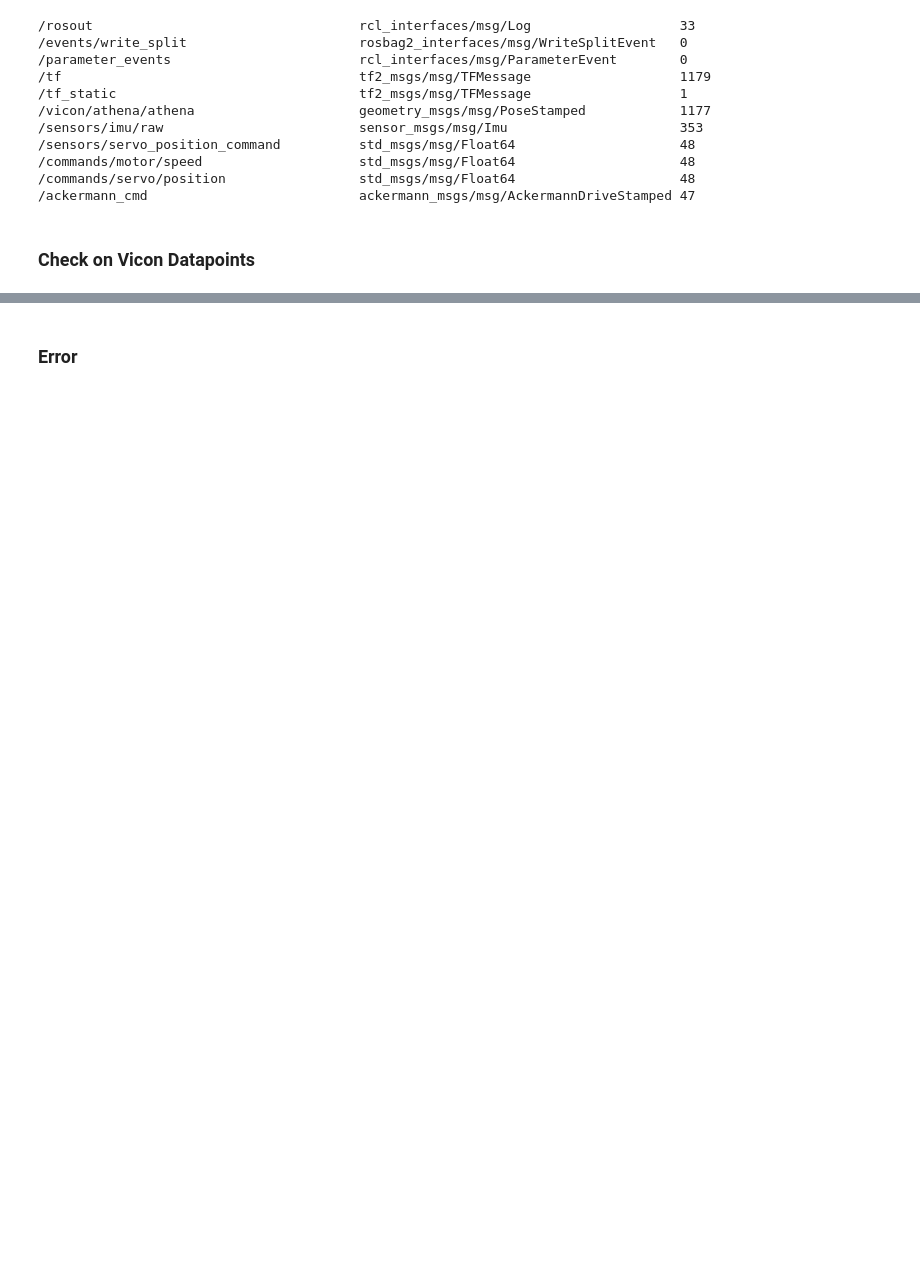
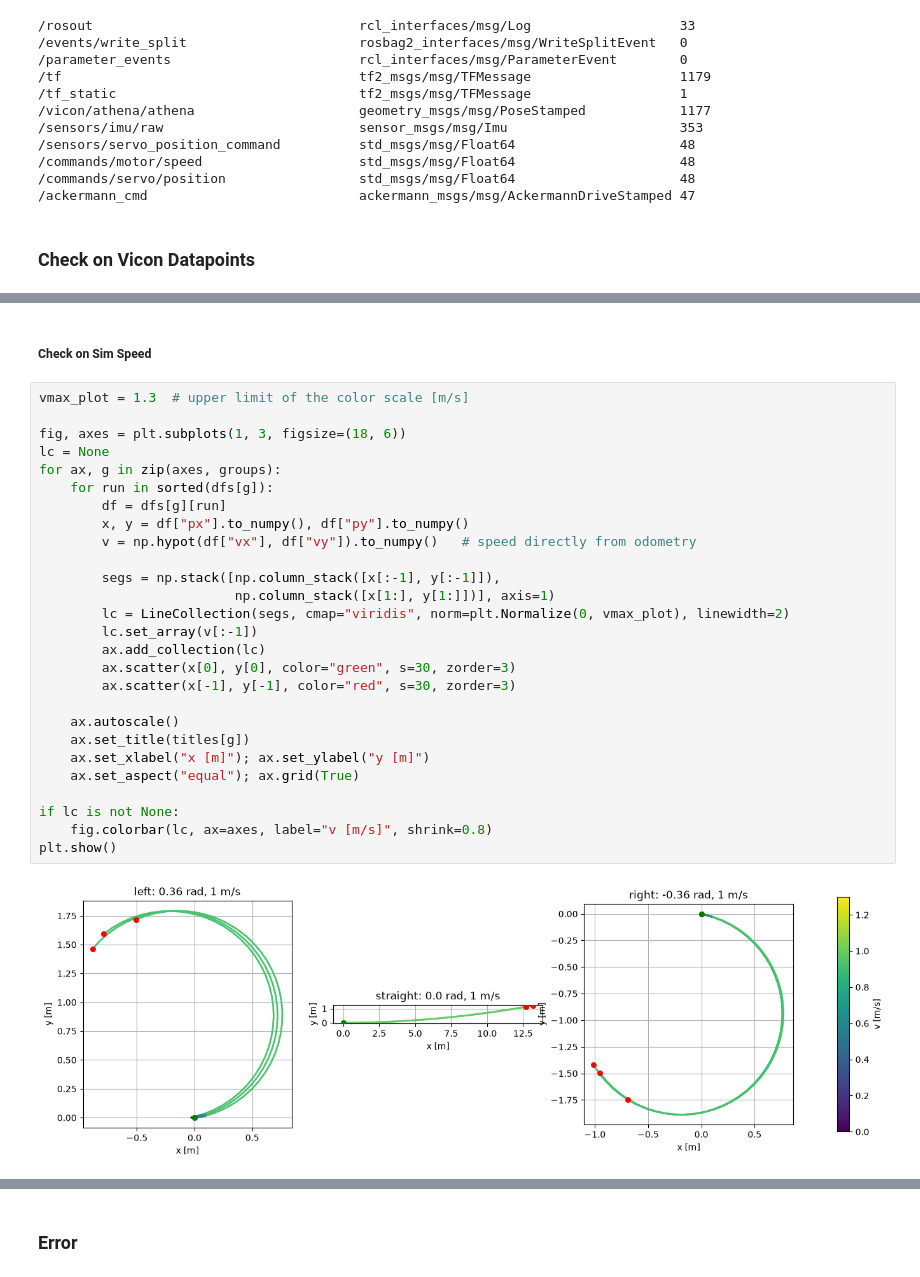
Before and after one commit to Autonomous-System-ZHAW/athena-data-analysis, a Jupyter notebook: sim-to-real-gap/stage-1-testing/data-analysis-stage-1.ipynb, the cells around one changed output, grey strips where cells are left out. Saved outputs shown, nothing was run; the diff lists cells and outputs as text; blank space fills up the shorter version.

```diff
--- a/sim-to-real-gap/stage-1-testing/data-analysis-stage-1.ipynb
+++ b/sim-to-real-gap/stage-1-testing/data-analysis-stage-1.ipynb
@@ -138,0 +334,31 @@ stage-1-test-straight-3: 1853 Msg (57 deleted)
+# %% [markdown]
+##### Check on Sim Speed
+# %%
+vmax_plot = 1.3  # upper limit of the color scale [m/s]
+
+fig, axes = plt.subplots(1, 3, figsize=(18, 6))
+lc = None
+for ax, g in zip(axes, groups):
+    for run in sorted(dfs[g]):
+        df = dfs[g][run]
+        x, y = df["px"].to_numpy(), df["py"].to_numpy()
+        v = np.hypot(df["vx"], df["vy"]).to_numpy()   # speed directly from odometry
+
+        segs = np.stack([np.column_stack([x[:-1], y[:-1]]),
+                         np.column_stack([x[1:], y[1:]])], axis=1)
+        lc = LineCollection(segs, cmap="viridis", norm=plt.Normalize(0, vmax_plot), linewidth=2)
+        lc.set_array(v[:-1])
+        ax.add_collection(lc)
+        ax.scatter(x[0], y[0], color="green", s=30, zorder=3)
+        ax.scatter(x[-1], y[-1], color="red", s=30, zorder=3)
+
+    ax.autoscale()
+    ax.set_title(titles[g])
+    ax.set_xlabel("x [m]"); ax.set_ylabel("y [m]")
+    ax.set_aspect("equal"); ax.grid(True)
+
+if lc is not None:
+    fig.colorbar(lc, ax=axes, label="v [m/s]", shrink=0.8)
+plt.show()
+# %% [output]
+[figure, added]
```
Also changed, not shown: parts of 13 cells of this notebook, 18 other files.
